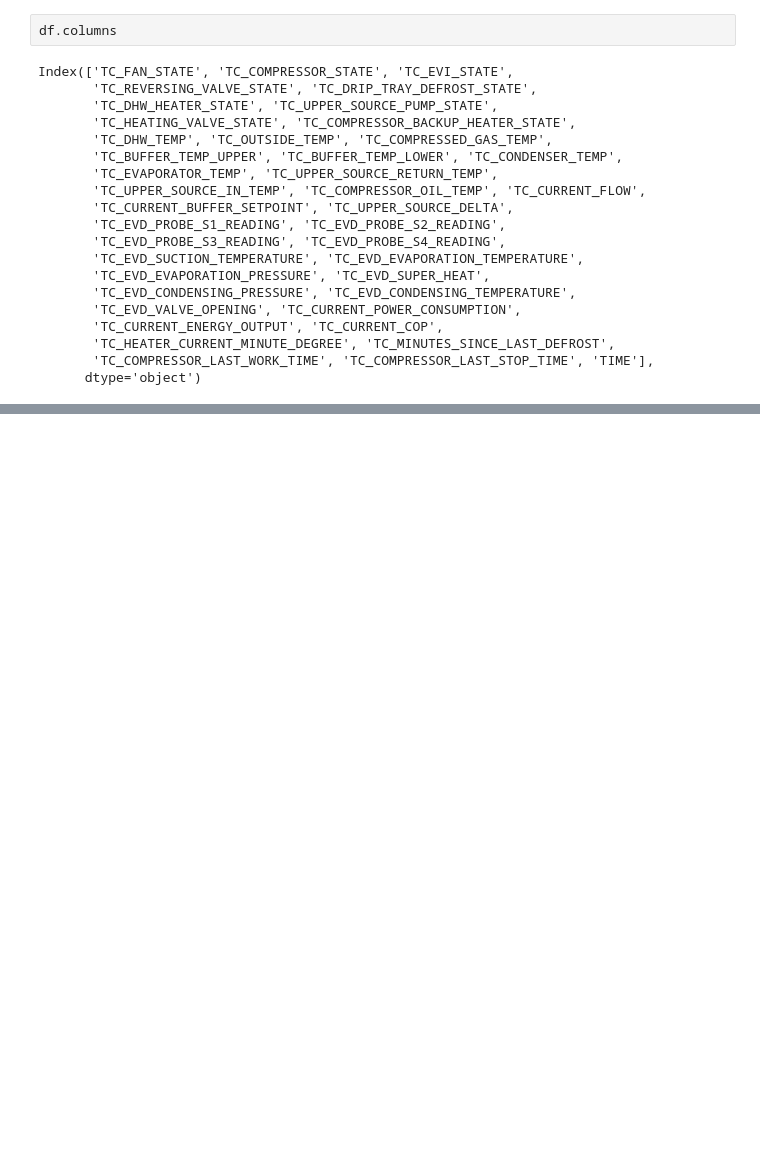
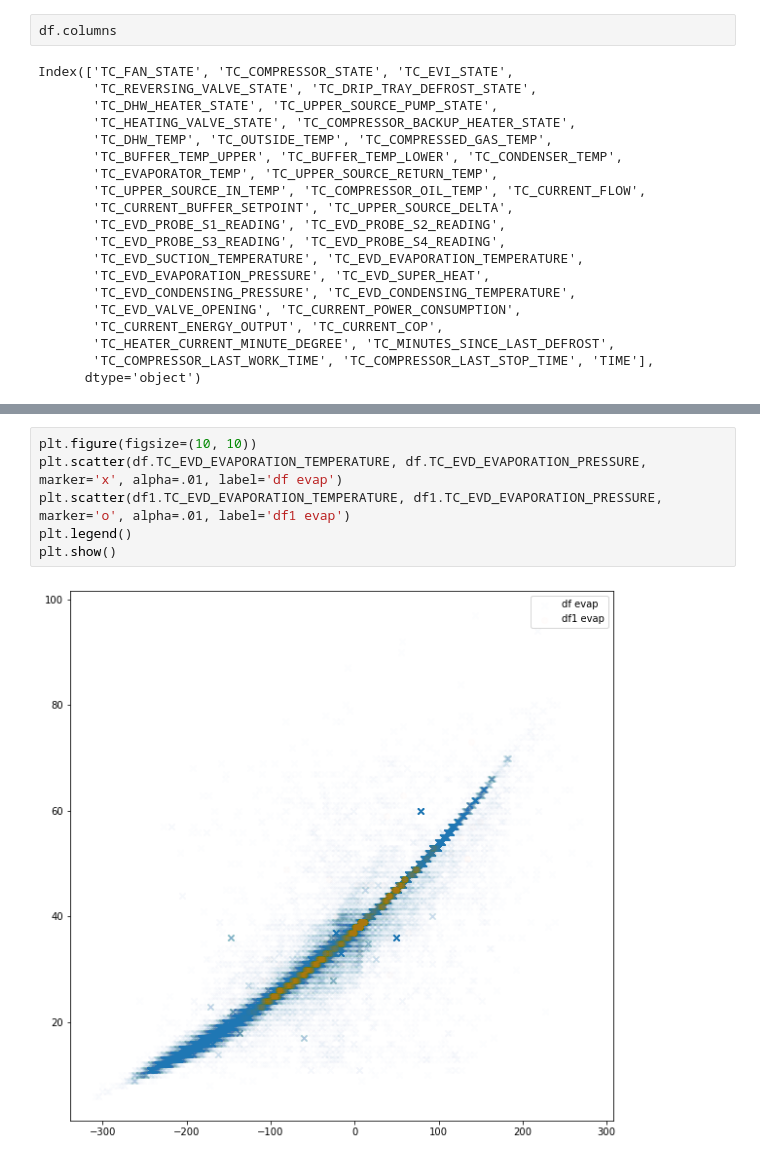
Before and after one commit to MarcinFilipek/HeatPump, a Jupyter notebook: jupyter/Data.ipynb, the cells around one changed output, grey strips where cells are left out. Saved outputs shown, nothing was run; the diff lists cells and outputs as text; blank space fills up the shorter version.

```diff
--- a/jupyter/Data.ipynb
+++ b/jupyter/Data.ipynb
@@ -201,0 +272,8 @@ plt.show()
+# %%
+plt.figure(figsize=(10, 10))
+plt.scatter(df.TC_EVD_EVAPORATION_TEMPERATURE, df.TC_EVD_EVAPORATION_PRESSURE, marker='x', alpha=.01, label='df evap')
+plt.scatter(df1.TC_EVD_EVAPORATION_TEMPERATURE, df1.TC_EVD_EVAPORATION_PRESSURE, marker='o', alpha=.01, label='df1 evap')
+plt.legend()
+plt.show()
+# %% [output]
+[figure, added]
```
Also changed, not shown: parts of 10 cells of this notebook, 4 other files.
